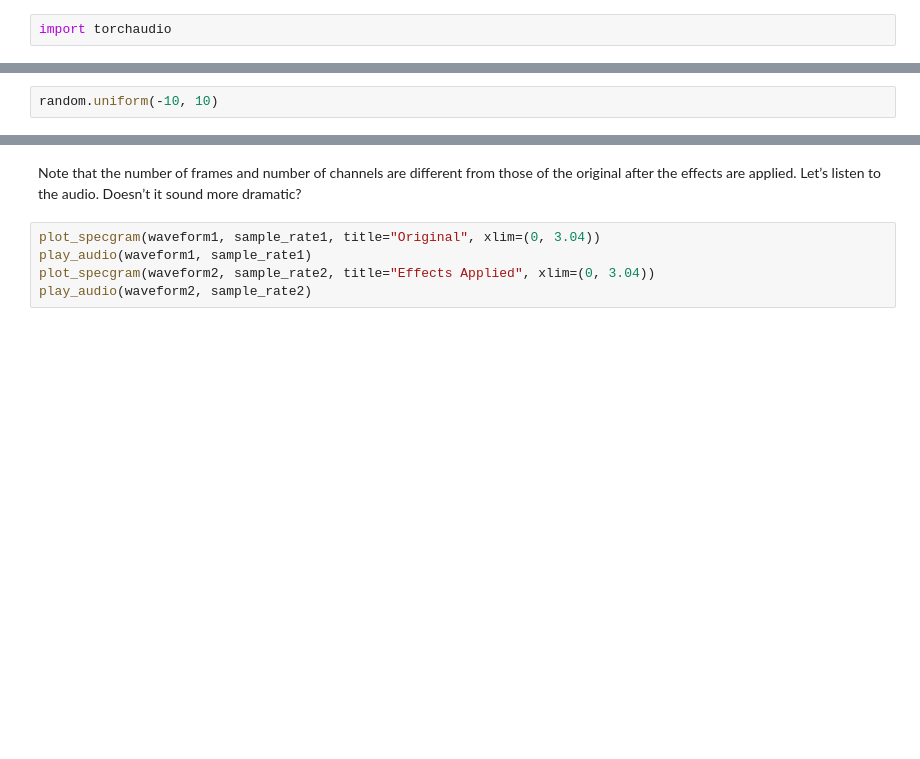
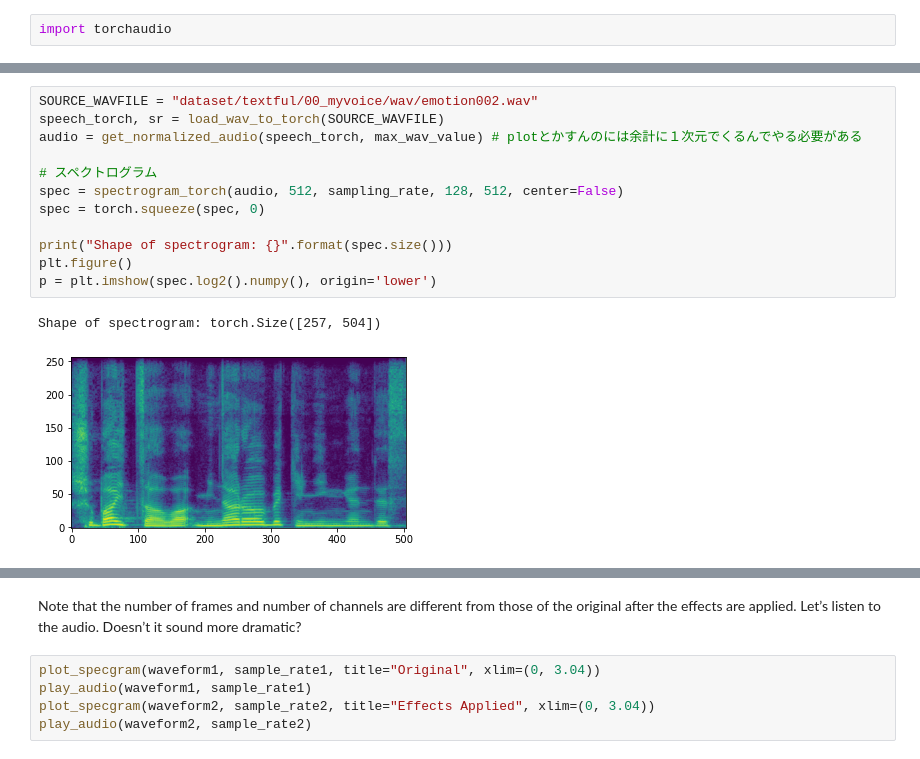
Before and after one commit to stealthinu/MMVC_Trainer, a Jupyter notebook: notebook/audio_data_augmentation_test.ipynb, the cells around one changed output, grey strips where cells are left out. Drawn from its saved outputs; the diff is of its cells as text; blank space fills up the shorter version.

```diff
--- a/notebook/audio_data_augmentation_test.ipynb
+++ b/notebook/audio_data_augmentation_test.ipynb
@@ -274,2 +306,15 @@ p = plt.imshow(spec.log2().numpy(), origin='lower')
-# %%
-random.uniform(-10, 10)
+# %%
+SOURCE_WAVFILE = "dataset/textful/00_myvoice/wav/emotion002.wav"
+speech_torch, sr = load_wav_to_torch(SOURCE_WAVFILE)
+audio = get_normalized_audio(speech_torch, max_wav_value) # plotとかすんのには余計に１次元でくるんでやる必要がある
+
+# スペクトログラム
+spec = spectrogram_torch(audio, 512, sampling_rate, 128, 512, center=False)
+spec = torch.squeeze(spec, 0)
+
+print("Shape of spectrogram: {}".format(spec.size()))
+plt.figure()
+p = plt.imshow(spec.log2().numpy(), origin='lower')
+# %% [output]
+Shape of spectrogram: torch.Size([257, 504])
+[figure, added]
```
Also changed, not shown: parts of 15 cells of this notebook, 2 other files.
